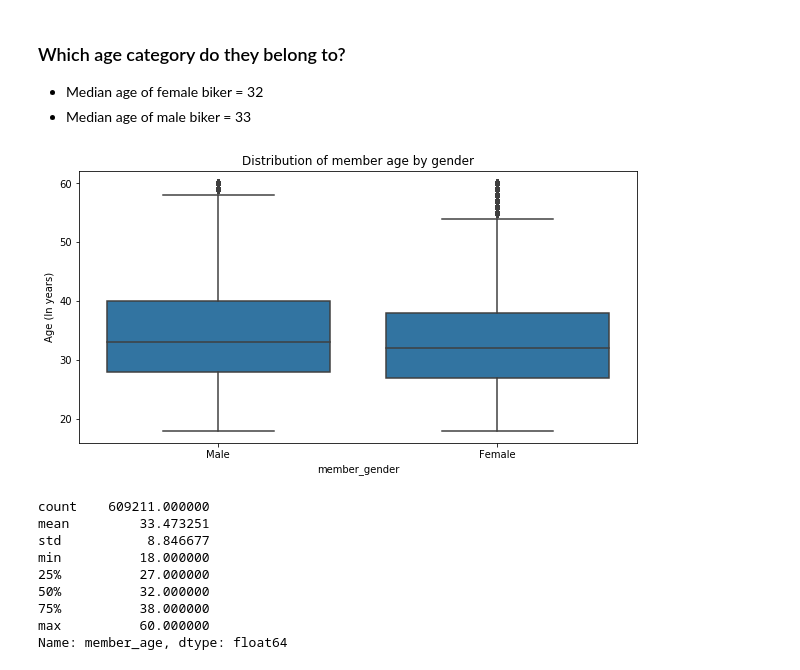
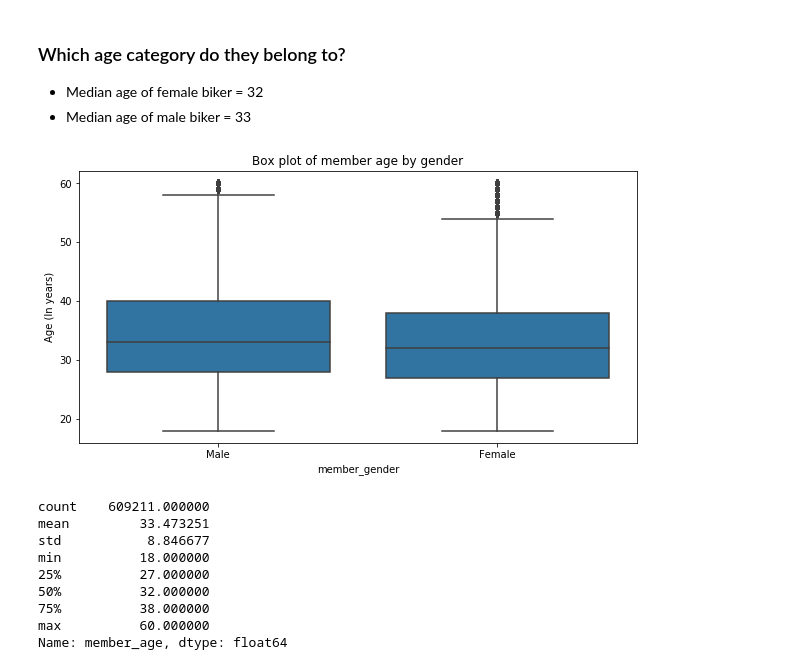
Before and after one commit to abhimita/ford-go-bike, a Jupyter notebook: Exploratory analysis (Ford Go Bike).ipynb, the cells around one changed output. Saved outputs shown, nothing was run; the diff lists cells and outputs as text; code cells hidden in the pictures.

```diff
--- a/Exploratory analysis (Ford Go Bike).ipynb
+++ b/Exploratory analysis (Ford Go Bike).ipynb
@@ -575,15 +589,15 @@ Next I would like to see age distribution among these two gender to get clarity
 # %%
 gender_age_df = df.query("member_gender == 'Female' or member_gender == 'Male'")\
 [['bike_id', 'member_gender', 'member_age', 'user_type', 'duration_sec', 'distance_in_mile']]
 gender_age_df['duration_min'] = gender_age_df.duration_sec / 60
 fig, ax = plt.subplots(figsize=(10,5))
 color = sns.color_palette()
 
 ax = sns.boxplot(x="member_gender", y="member_age", data=gender_age_df, color=color[0])
 ax.set_ylabel('Age (In years)')
-ax.set_title('Distribution of member age by gender');
+ax.set_title('Box plot of member age by gender');
 # %% [output]
-[figure, old version]
+[figure, new version]
 # %%
 df.query("member_gender == 'Female'")['member_age'].describe()
 # %% [output]
```
Also changed, not shown: parts of 14 cells of this notebook.
